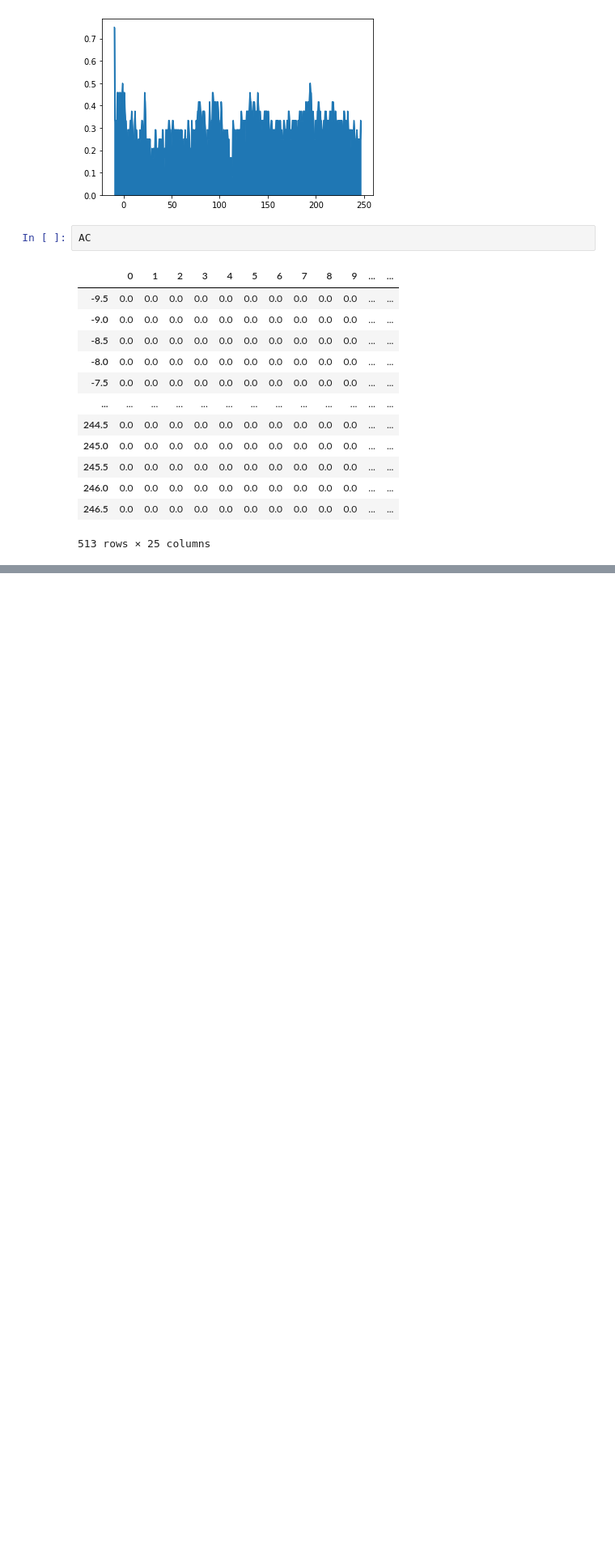
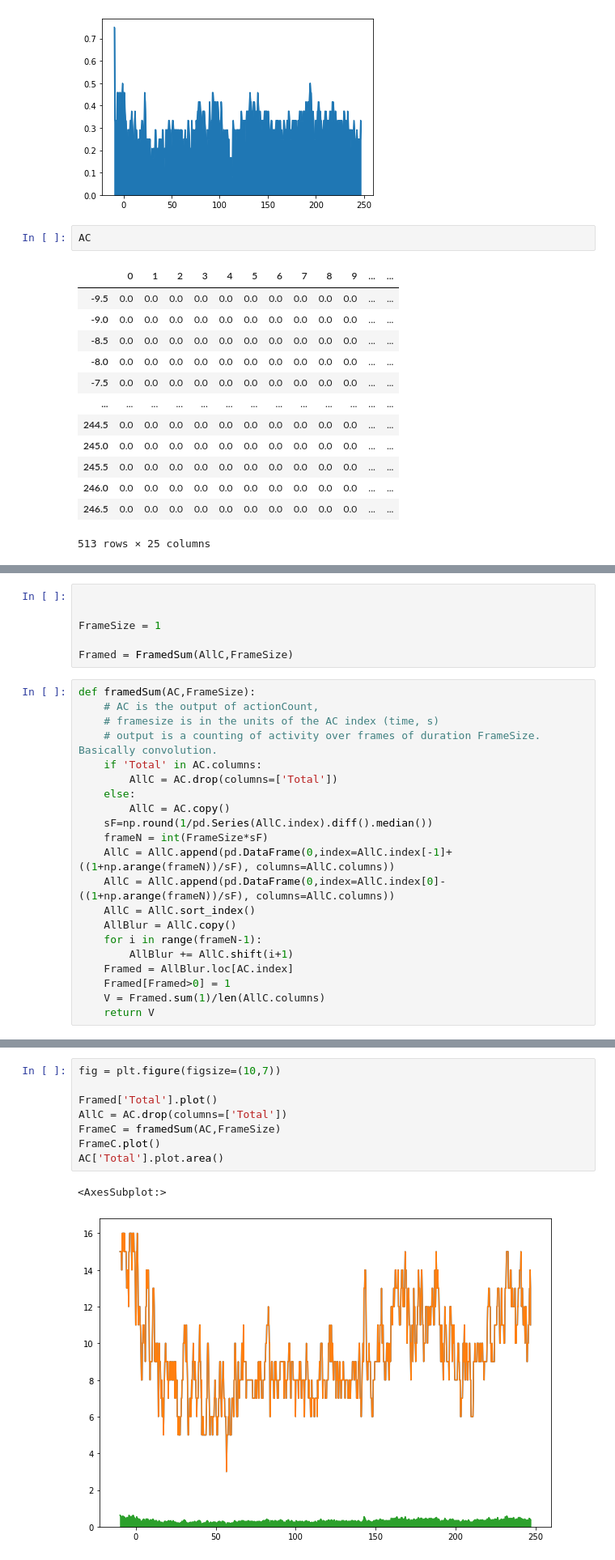
Before and after one commit to finn42/ActivityAnalysis_PythonConversion, a Jupyter notebook: LocalActivityTest_demo.ipynb, the cells around one changed output, grey strips where cells are left out. Shown at 81% size. Cells and saved outputs as stored; diff of their text form; blank space fills up the shorter version.

```diff
--- a/LocalActivityTest_demo.ipynb
+++ b/LocalActivityTest_demo.ipynb
@@ -347,0 +313,27 @@ def activityCount(Data,FrameSize,HopSize,Thresh,actType):
+# %%
+
+
+FrameSize = 1
+
+Framed = FramedSum(AllC,FrameSize)
+# %%
+def framedSum(AC,FrameSize):
+    # AC is the output of actionCount,
+    # framesize is in the units of the AC index (time, s)
+    # output is a counting of activity over frames of duration FrameSize. Basically convolution.
+    if 'Total' in AC.columns:
+        AllC = AC.drop(columns=['Total'])
+    else:
+        AllC = AC.copy()
+    sF=np.round(1/pd.Series(AllC.index).diff().median())
+    frameN = int(FrameSize*sF)
+    AllC = AllC.append(pd.DataFrame(0,index=AllC.index[-1]+((1+np.arange(frameN))/sF), columns=AllC.columns))
+    AllC = AllC.append(pd.DataFrame(0,index=AllC.index[0]-((1+np.arange(frameN))/sF), columns=AllC.columns))
+    AllC = AllC.sort_index()
+    AllBlur = AllC.copy()
+    for i in range(frameN-1):
+        AllBlur += AllC.shift(i+1)
+    Framed = AllBlur.loc[AC.index]
+    Framed[Framed>0] = 1
+    V = Framed.sum(1)/len(AllC.columns)
+    return V
@@ -347,0 +370,11 @@ def activityCount(Data,FrameSize,HopSize,Thresh,actType):
+# %%
+fig = plt.figure(figsize=(10,7))
+
+Framed['Total'].plot()
+AllC = AC.drop(columns=['Total'])
+FrameC = framedSum(AC,FrameSize)
+FrameC.plot()
+AC['Total'].plot.area()
+# %% [output]
+<AxesSubplot:>
+[figure, added]
```
Also changed, not shown: parts of 10 cells of this notebook, 1 other file.
